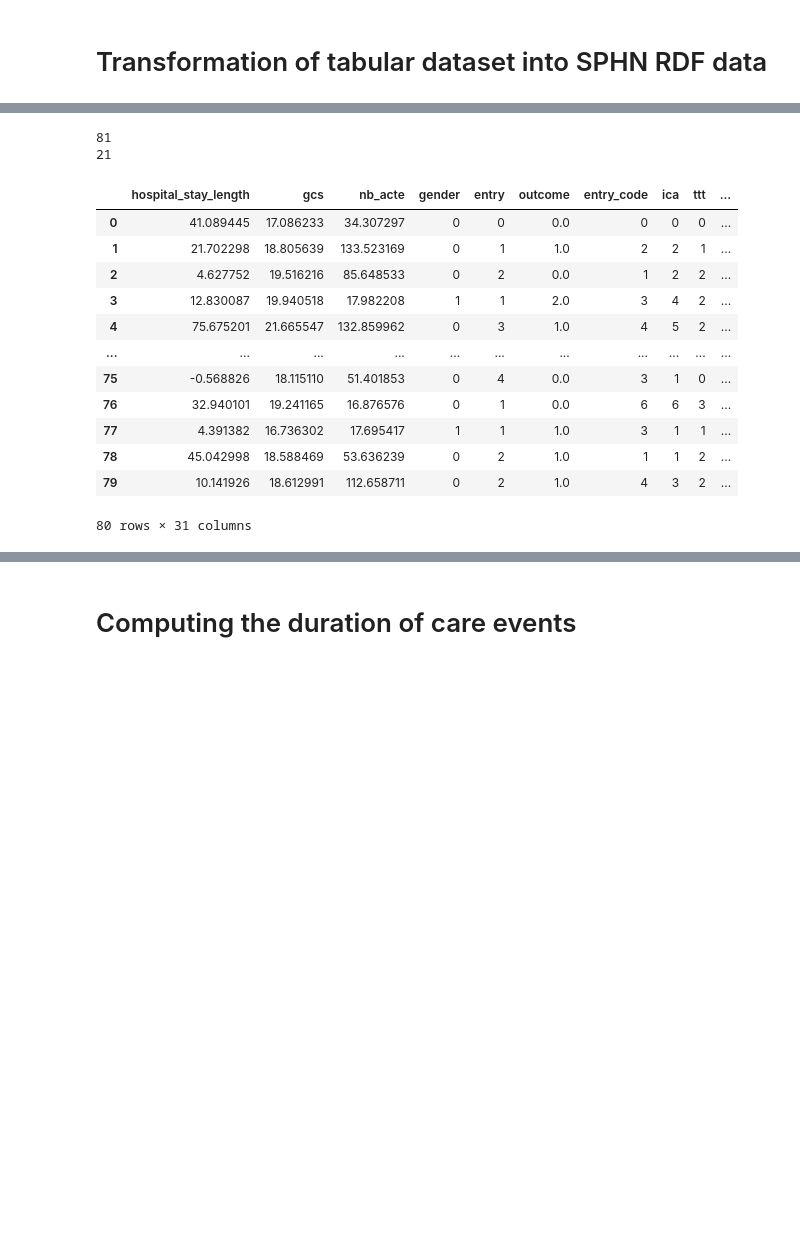
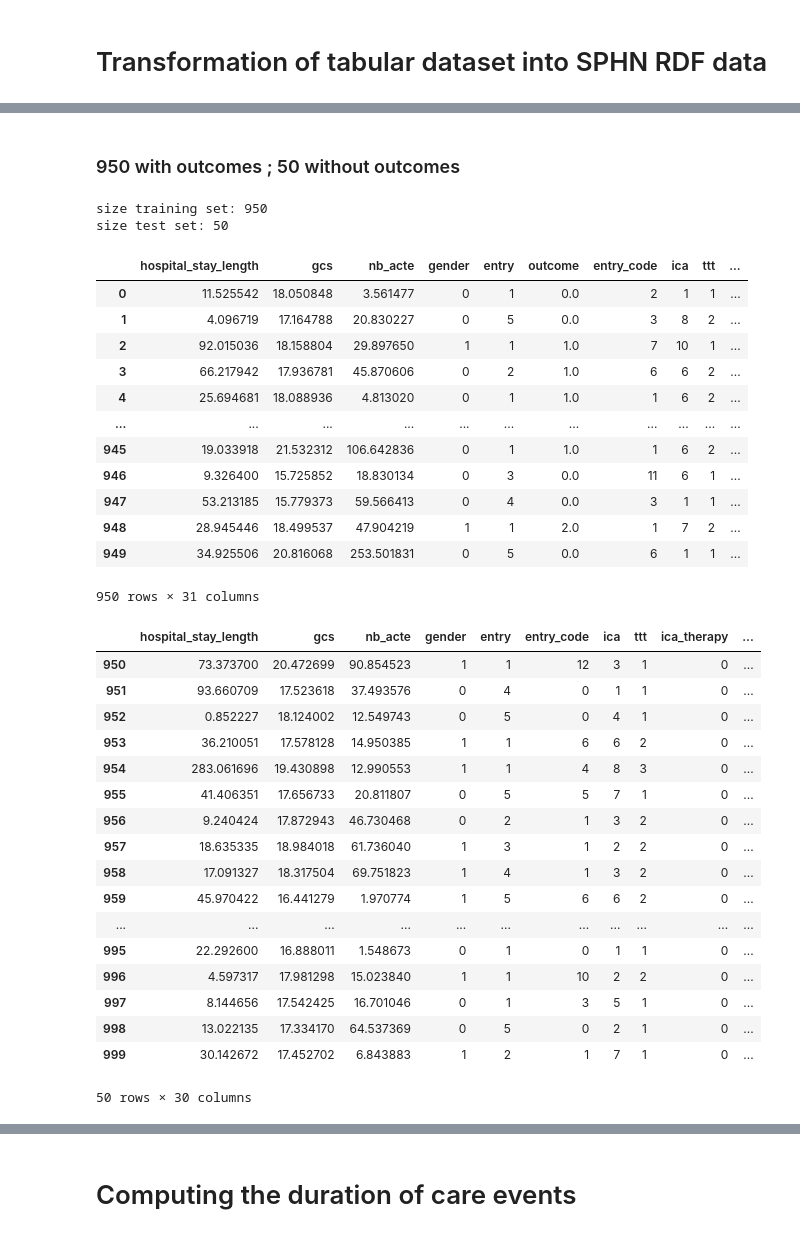
Before and after one commit to TeamHeKA/neurovasc, a Jupyter notebook: notebooks/Data Generation/SPHN_synthetic_dataset.ipynb, the cells around one changed output, grey strips where cells are left out. Cells and saved outputs as stored; diff of their text form; code cells hidden in the pictures; blank space fills up the shorter version.

```diff
--- a/notebooks/Data Generation/SPHN_synthetic_dataset.ipynb
+++ b/notebooks/Data Generation/SPHN_synthetic_dataset.ipynb
@@ -14,6 +23,9 @@ from datetime import datetime, date, timedelta
 # %%
 df = pd.read_csv('./syn_data.csv', index_col=0)
 df.rename(columns={'output': 'outcome'}, inplace=True)
+
+# Shuffling dataframe with a random seed
+df = df.sample(frac=1, random_state=42).reset_index(drop=True)
 df
 # %% [output]
 |  | hospital_stay_length | gcs | nb_acte | gender | entry | outcome | entry_code | ica | ttt | ... |
@@ -172,28 +232,52 @@ def gen_patient_rdf(row, kg):
+# %% [markdown]
+### 950 with outcomes ; 50 without outcomes
 # %%
-N = 102
-N_train = int(N * 0.8)
-print(N_train)
+N = 1000
+N_train = int(N * 0.95)
+print("size training set: "+str(N_train))
+
 N_test = N - N_train
-print(N_test)
+print("size test set: "+str(N_test))
 assert N == N_train + N_test
 
 train_df = df.iloc[0:N]
+with_outcome = df.iloc[0:N_train]
+display(with_outcome)
 
-with_outcome = df.iloc[0:N_train]
-with_outcome
+no_outcome = df.iloc[N_train:N]
+no_outcome = no_outcome.drop(columns=["outcome"])
+display(no_outcome)
 # %% [output]
-81
-21
+size training set: 950
+size test set: 50
 |  | hospital_stay_length | gcs | nb_acte | gender | entry | outcome | entry_code | ica | ttt | ... |
-| 0 | 41.089445 | 17.086233 | 34.307297 | 0 | 0 | 0.0 | 0 | 0 | 0 | ... |
-| 1 | 21.702298 | 18.805639 | 133.523169 | 0 | 1 | 1.0 | 2 | 2 | 1 | ... |
-| 2 | 4.627752 | 19.516216 | 85.648533 | 0 | 2 | 0.0 | 1 | 2 | 2 | ... |
-| 3 | 12.830087 | 19.940518 | 17.982208 | 1 | 1 | 2.0 | 3 | 4 | 2 | ... |
-| 4 | 75.675201 | 21.665547 | 132.859962 | 0 | 3 | 1.0 | 4 | 5 | 2 | ... |
+| 0 | 11.525542 | 18.050848 | 3.561477 | 0 | 1 | 0.0 | 2 | 1 | 1 | ... |
+| 1 | 4.096719 | 17.164788 | 20.830227 | 0 | 5 | 0.0 | 3 | 8 | 2 | ... |
+| 2 | 92.015036 | 18.158804 | 29.897650 | 1 | 1 | 1.0 | 7 | 10 | 1 | ... |
+| 3 | 66.217942 | 17.936781 | 45.870606 | 0 | 2 | 1.0 | 6 | 6 | 2 | ... |
+| 4 | 25.694681 | 18.088936 | 4.813020 | 0 | 1 | 1.0 | 1 | 6 | 2 | ... |
 | ... | ... | ... | ... | ... | ... | ... | ... | ... | ... | ... |
-| 75 | -0.568826 | 18.115110 | 51.401853 | 0 | 4 | 0.0 | 3 | 1 | 0 | ... |
-| 76 | 32.940101 | 19.241165 | 16.876576 | 0 | 1 | 0.0 | 6 | 6 | 3 | ... |
-| 77 | 4.391382 | 16.736302 | 17.695417 | 1 | 1 | 1.0 | 3 | 1 | 1 | ... |
-| 78 | 45.042998 | 18.588469 | 53.636239 | 0 | 2 | 1.0 | 1 | 1 | 2 | ... |
-| 79 | 10.141926 | 18.612991 | 112.658711 | 0 | 2 | 1.0 | 4 | 3 | 2 | ... |
+| 945 | 19.033918 | 21.532312 | 106.642836 | 0 | 1 | 1.0 | 1 | 6 | 2 | ... |
+| 946 | 9.326400 | 15.725852 | 18.830134 | 0 | 3 | 0.0 | 11 | 6 | 1 | ... |
+| 947 | 53.213185 | 15.779373 | 59.566413 | 0 | 4 | 0.0 | 3 | 1 | 1 | ... |
+| 948 | 28.945446 | 18.499537 | 47.904219 | 1 | 1 | 2.0 | 1 | 7 | 2 | ... |
+| 949 | 34.925506 | 20.816068 | 253.501831 | 0 | 5 | 0.0 | 6 | 1 | 1 | ... |
-80 rows × 31 columns
+950 rows × 31 columns
+|  | hospital_stay_length | gcs | nb_acte | gender | entry | entry_code | ica | ttt | ica_therapy | ... |
+| 950 | 73.373700 | 20.472699 | 90.854523 | 1 | 1 | 12 | 3 | 1 | 0 | ... |
+| 951 | 93.660709 | 17.523618 | 37.493576 | 0 | 4 | 0 | 1 | 1 | 0 | ... |
+| 952 | 0.852227 | 18.124002 | 12.549743 | 0 | 5 | 0 | 4 | 1 | 0 | ... |
+| 953 | 36.210051 | 17.578128 | 14.950385 | 1 | 1 | 6 | 6 | 2 | 0 | ... |
+| 954 | 283.061696 | 19.430898 | 12.990553 | 1 | 1 | 4 | 8 | 3 | 0 | ... |
+| 955 | 41.406351 | 17.656733 | 20.811807 | 0 | 5 | 5 | 7 | 1 | 0 | ... |
+| 956 | 9.240424 | 17.872943 | 46.730468 | 0 | 2 | 1 | 3 | 2 | 0 | ... |
+| 957 | 18.635335 | 18.984018 | 61.736040 | 1 | 3 | 1 | 2 | 2 | 0 | ... |
+| 958 | 17.091327 | 18.317504 | 69.751823 | 1 | 4 | 1 | 3 | 2 | 0 | ... |
+| 959 | 45.970422 | 16.441279 | 1.970774 | 1 | 5 | 6 | 6 | 2 | 0 | ... |
+| ... | ... | ... | ... | ... | ... | ... | ... | ... | ... | ... |
+| 995 | 22.292600 | 16.888011 | 1.548673 | 0 | 1 | 0 | 1 | 1 | 0 | ... |
+| 996 | 4.597317 | 17.981298 | 15.023840 | 1 | 1 | 10 | 2 | 2 | 0 | ... |
+| 997 | 8.144656 | 17.542425 | 16.701046 | 0 | 1 | 3 | 5 | 1 | 0 | ... |
+| 998 | 13.022135 | 17.334170 | 64.537369 | 0 | 5 | 0 | 2 | 1 | 0 | ... |
+| 999 | 30.142672 | 17.452702 | 6.843883 | 1 | 2 | 1 | 7 | 1 | 0 | ... |
+50 rows × 30 columns
```
Also changed, not shown: parts of 11 cells of this notebook, 2 other files.
